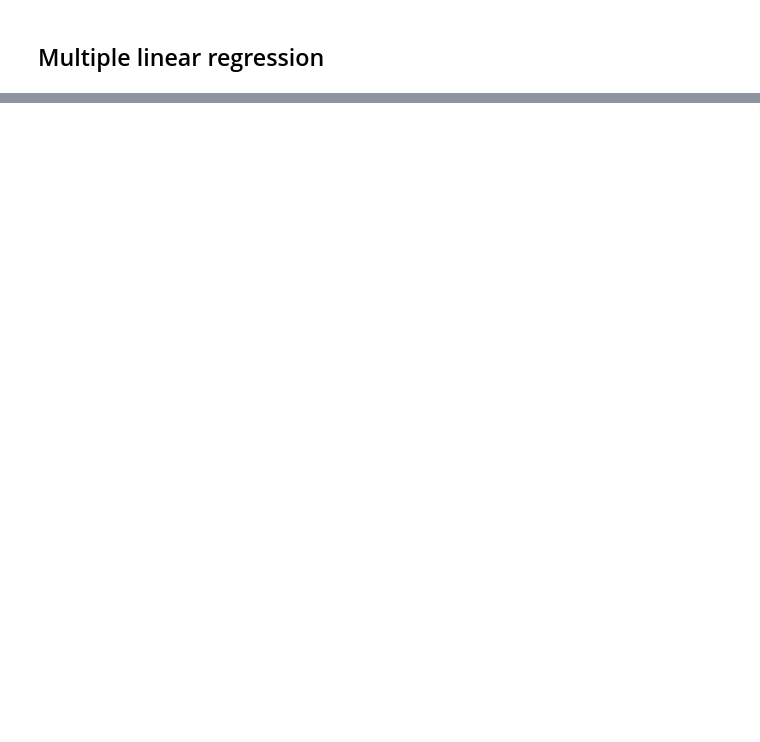
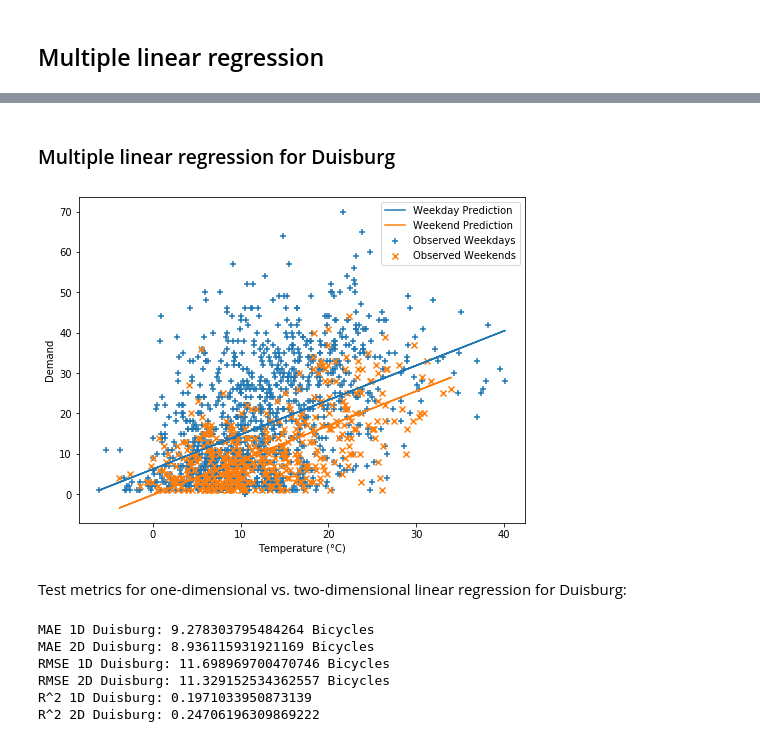
Before and after one commit to mogottsch/dsml_2020_magma, a Jupyter notebook: 3_predictive_analytics/Linear Regression.ipynb, the cells around one changed output, grey strips where cells are left out. Drawn from its saved outputs; the diff is of its cells as text; code cells hidden in the pictures; blank space fills up the shorter version.

```diff
--- a/3_predictive_analytics/Linear Regression.ipynb
+++ b/3_predictive_analytics/Linear Regression.ipynb
@@ -202,0 +256,70 @@ das funktioniert hier noch nicht ganz, aber bald
+# %% [markdown]
+### Multiple linear regression for Duisburg
+# %%
+duisburgWeather["IsWeekday"] = duisburgWeather["day"].apply(weekday_check)
+MulRegDui = pd.DataFrame()
+MulRegDui["temperature"] = duisburgWeather.resample('H', on="h").max()['temperature'].values#.reshape(-1,1)
+MulRegDui["temperature"] = MulRegDui["temperature"].fillna(10.511236338797794) #HIER NOCH AVG TEMP FÜR DUISBURG HIN!!!!!
+MulRegDui["IsWeekday"] = duisburgWeather.resample('H', on="h").max()["IsWeekday"].values
+MulRegDui["IsWeekday"] = MulRegDui["IsWeekday"].fillna(1)
+MulRegDui["Demand"] = duisburgWeather.resample('H', on="h").count()["day"].values
+Xd2 = MulRegDui[["temperature", "IsWeekday"]]
+yd2 = MulRegDui[["Demand", "IsWeekday"]]
+xd2_train, xd2_test, yd2_train, yd2_test = train_test_split(Xd2, yd2, test_size=0.2, random_state=0)
+lin_mod_mul_d = LinearRegression()
+lin_mod_mul_d.fit(xd2_train, yd2_train["Demand"])
+y_pred_d2 = lin_mod_mul_d.predict(xd2_test)
+y_true_d2 = yd2_test["Demand"]
+Xd2_weekday = xd2_test[xd2_test["IsWeekday"]==1]
+Xd2_weekend = xd2_test[xd2_test["IsWeekday"]==0]
+yd2_weekday = yd2_test[yd2_test["IsWeekday"]==1]
+yd2_weekend = yd2_test[yd2_test["IsWeekday"]==0]
+yd2_pred_weekday = lin_mod_mul_d.predict(Xd2_weekday)
+yd2_pred_weekend = lin_mod_mul_d.predict(Xd2_weekend)
+
+plt.figure(figsize = (8,6))
+
+plt.scatter(Xd2_weekday["temperature"], yd2_weekday["Demand"],
+            #MulRegDui[MulRegDui["IsWeekday"]==1]["Demand"],
+            marker="+", label="Observed Weekdays")
+
+plt.scatter(Xd2_weekend["temperature"], yd2_weekend["Demand"],
+            #MulRegDui[MulRegDui["IsWeekday"]==0]["Demand"],
+            marker="x", label="Observed Weekends")
+
+plt.plot(Xd2_weekday["temperature"],
+         yd2_pred_weekday,
+         label="Weekday Prediction")
+plt.plot(Xd2_weekend["temperature"],
+         yd2_pred_weekend,
+         label="Weekend Prediction")
+
+plt.xlabel("Temperature (°C)")
+plt.ylabel("Demand")
+
+plt.legend()
+plt.show()
+# %% [output]
+[figure, added]
+# %% [markdown]
+Test metrics for one-dimensional vs. two-dimensional linear regression for Duisburg:
+# %%
+#y_true_d2 = MulRegDui["Demand"]
+#X_2dd = MulRegDui[["temperature", "IsWeekday"]]
+#y_pred_d2 = lin_mod_mul_d.predict(X_2dd)
+print("MAE 1D Duisburg:",mean_absolute_error(y_true_d, y_pred_d),"Bicycles")
+print("MAE 2D Duisburg:",mean_absolute_error(y_true_d2, y_pred_d2),"Bicycles")
+
+
+print("RMSE 1D Duisburg:",mean_squared_error(y_true_d, y_pred_d)**0.5,"Bicycles")
+print("RMSE 2D Duisburg:",mean_squared_error(y_true_d2, y_pred_d2)**0.5,"Bicycles")
+
+print("R^2 1D Duisburg:",r2_score(y_true_d, y_pred_d))
+print("R^2 2D Duisburg:",r2_score(y_true_d2, y_pred_d2))
+# %% [output]
+MAE 1D Duisburg: 9.278303795484264 Bicycles
+MAE 2D Duisburg: 8.936115931921169 Bicycles
+RMSE 1D Duisburg: 11.698969700470746 Bicycles
+RMSE 2D Duisburg: 11.329152534362557 Bicycles
+R^2 1D Duisburg: 0.1971033950873139
+R^2 2D Duisburg: 0.24706196309869222
```
Also changed, not shown: parts of 15 cells of this notebook.
